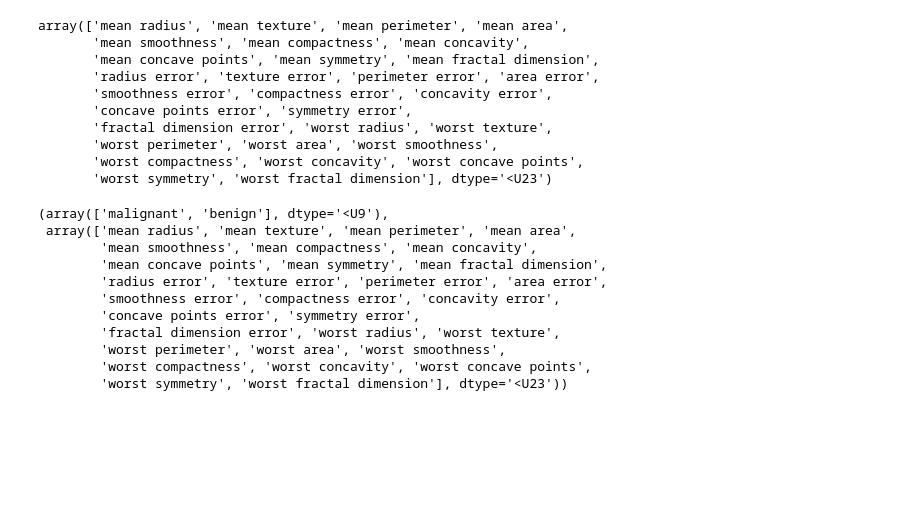
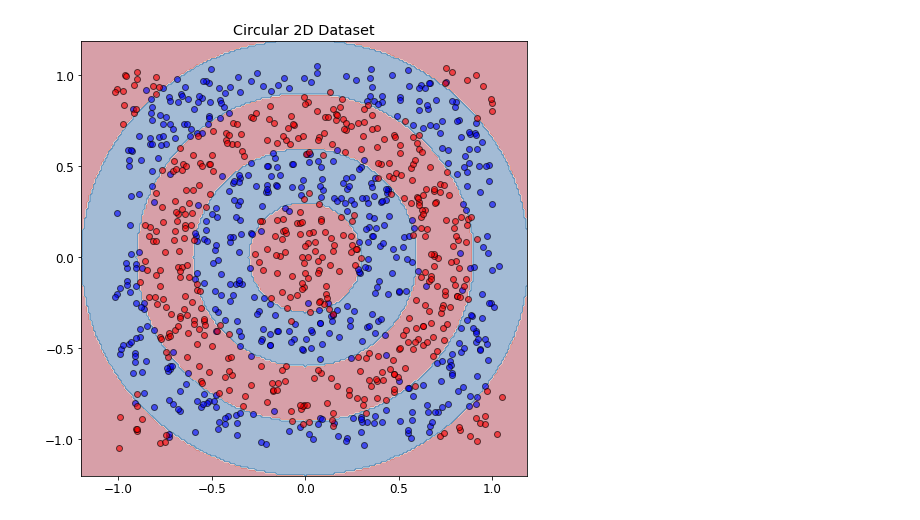
Before and after one commit to joey-lou/randomforest, a Jupyter notebook: sample_tst.ipynb, the cells around one changed output. Saved outputs shown, nothing was run; the diff lists cells and outputs as text; code cells hidden in the pictures; blank space fills up the shorter version.

```diff
--- a/sample_tst.ipynb
+++ b/sample_tst.ipynb
@@ -42,27 +41,0 @@ Random Forest Train Accuracy: 0.94
-# %%
-data['feature_names']
-# %% [output]
-array(['mean radius', 'mean texture', 'mean perimeter', 'mean area',
-       'mean smoothness', 'mean compactness', 'mean concavity',
-       'mean concave points', 'mean symmetry', 'mean fractal dimension',
-       'radius error', 'texture error', 'perimeter error', 'area error',
-       'smoothness error', 'compactness error', 'concavity error',
-       'concave points error', 'symmetry error',
-       'fractal dimension error', 'worst radius', 'worst texture',
-       'worst perimeter', 'worst area', 'worst smoothness',
-       'worst compactness', 'worst concavity', 'worst concave points',
-       'worst symmetry', 'worst fractal dimension'], dtype='<U23')
-# %%
-data['target_names'], data['feature_names']
-# %% [output]
-(array(['malignant', 'benign'], dtype='<U9'),
- array(['mean radius', 'mean texture', 'mean perimeter', 'mean area',
-        'mean smoothness', 'mean compactness', 'mean concavity',
-        'mean concave points', 'mean symmetry', 'mean fractal dimension',
-        'radius error', 'texture error', 'perimeter error', 'area error',
-        'smoothness error', 'compactness error', 'concavity error',
-        'concave points error', 'symmetry error',
-        'fractal dimension error', 'worst radius', 'worst texture',
-        'worst perimeter', 'worst area', 'worst smoothness',
-        'worst compactness', 'worst concavity', 'worst concave points',
-        'worst symmetry', 'worst fractal dimension'], dtype='<U23'))
@@ -74 +42,33 @@ y = data['target']
+# %%
+# test on specific shapes
+np.random.seed(99)
+X = np.random.uniform(size=(1000,2))*2-1
+
+# generate meshgrid for future plotting
+h = 0.01
+x_min, x_max = X[:, 0].min() - .2, X[:, 0].max() + .2
+y_min, y_max = X[:, 1].min() - .2, X[:, 1].max() + .2
+xx, yy = np.meshgrid(np.arange(x_min, x_max, h), np.arange(y_min, y_max, h))
+cm = plt.cm.RdBu
+
+def colorshape(X):
+    """Label points of 0, 1."""
+    x, y = X[:,0], X[:,1]
+    return ((x**2+y**2 > 0.3**2) & (x**2+y**2 < 0.6**2) \
+            | (x**2+y**2 > 0.9**2) & (x**2+y**2 < 1.2**2))*1
+
+# assign labels
+y = colorshape(X)
+# add gaussian noise
+X += (np.random.normal(scale = 0.03, size=(X.shape)))
+plt.figure(figsize = (8,8))
+plt.contourf(xx,yy, colorshape(np.c_[xx.ravel(),yy.ravel()]).reshape(xx.shape),
+             cmap=cm, alpha = 0.4)
+plt.scatter(X[y==1,0],X[y==1,1], c = 'b', alpha = 0.6,edgecolors='k')
+plt.scatter(X[y==0,0],X[y==0,1], c = 'r', alpha = 0.6,edgecolors='k')
+plt.title('Circular 2D Dataset')
+plt.savefig('data/originaldata')
+plt.show()
+# %% [output]
+[figure, added]
 # %%
```
Also changed, not shown: parts of 13 cells of this notebook, 2 other files.
